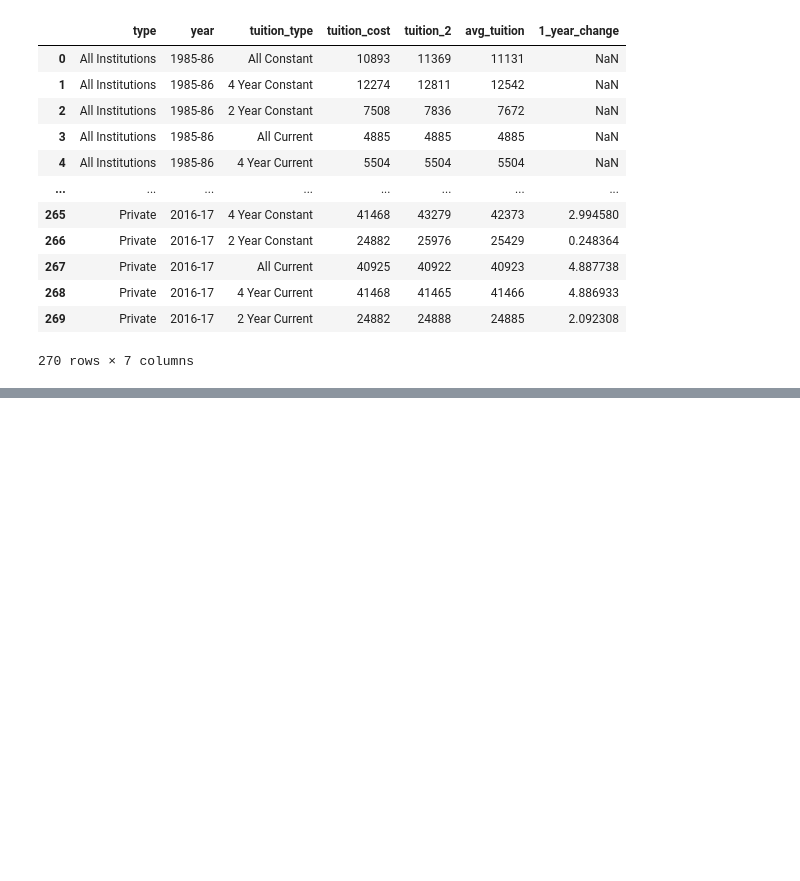
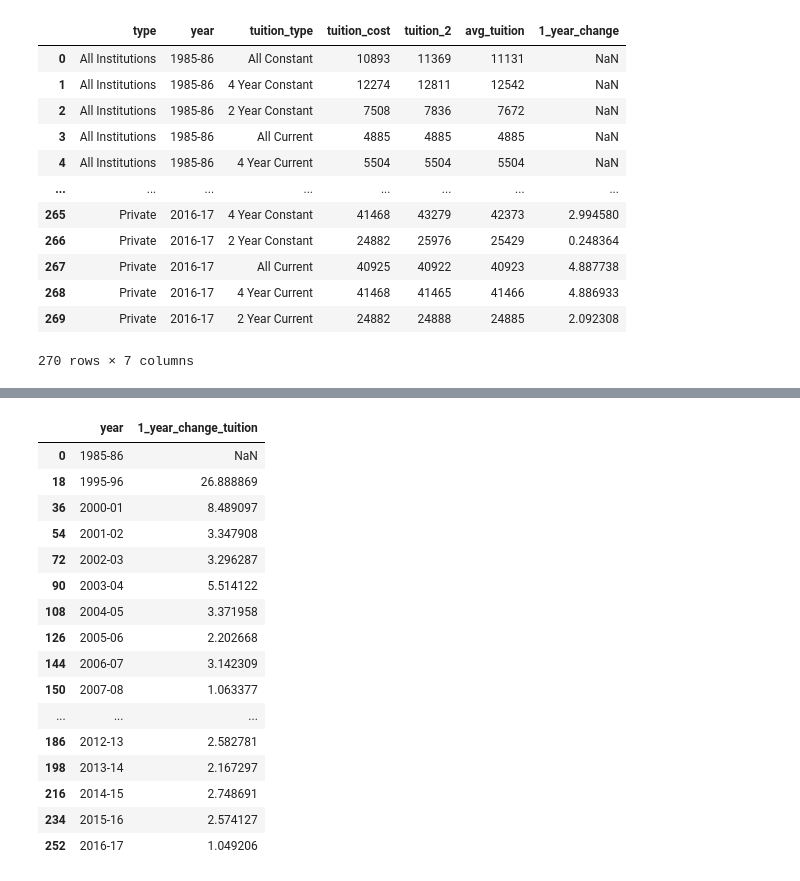
Before and after one commit to eaxworthy/tuition_cost_analysis, a Jupyter notebook: notebook_lizzy.ipynb, the cells around one changed output, grey strips where cells are left out. Drawn from its saved outputs; the diff is of its cells as text; code cells hidden in the pictures; blank space fills up the shorter version.

```diff
--- a/notebook_lizzy.ipynb
+++ b/notebook_lizzy.ipynb
@@ -394 +394,21 @@ plt.savefig('./images/tuition_change')
+# %%
+temp_1
+# %% [output]
+|  | year | 1_year_change_tuition |
+| 0 | 1985-86 | NaN |
+| 18 | 1995-96 | 26.888869 |
+| 36 | 2000-01 | 8.489097 |
+| 54 | 2001-02 | 3.347908 |
+| 72 | 2002-03 | 3.296287 |
+| 90 | 2003-04 | 5.514122 |
+| 108 | 2004-05 | 3.371958 |
+| 126 | 2005-06 | 2.202668 |
+| 144 | 2006-07 | 3.142309 |
+| 150 | 2007-08 | 1.063377 |
+| ... | ... | ... |
+| 186 | 2012-13 | 2.582781 |
+| 198 | 2013-14 | 2.167297 |
+| 216 | 2014-15 | 2.748691 |
+| 234 | 2015-16 | 2.574127 |
+| 252 | 2016-17 | 1.049206 |
 # %%
```
Also changed, not shown: parts of 9 cells of this notebook, 1 other file.
